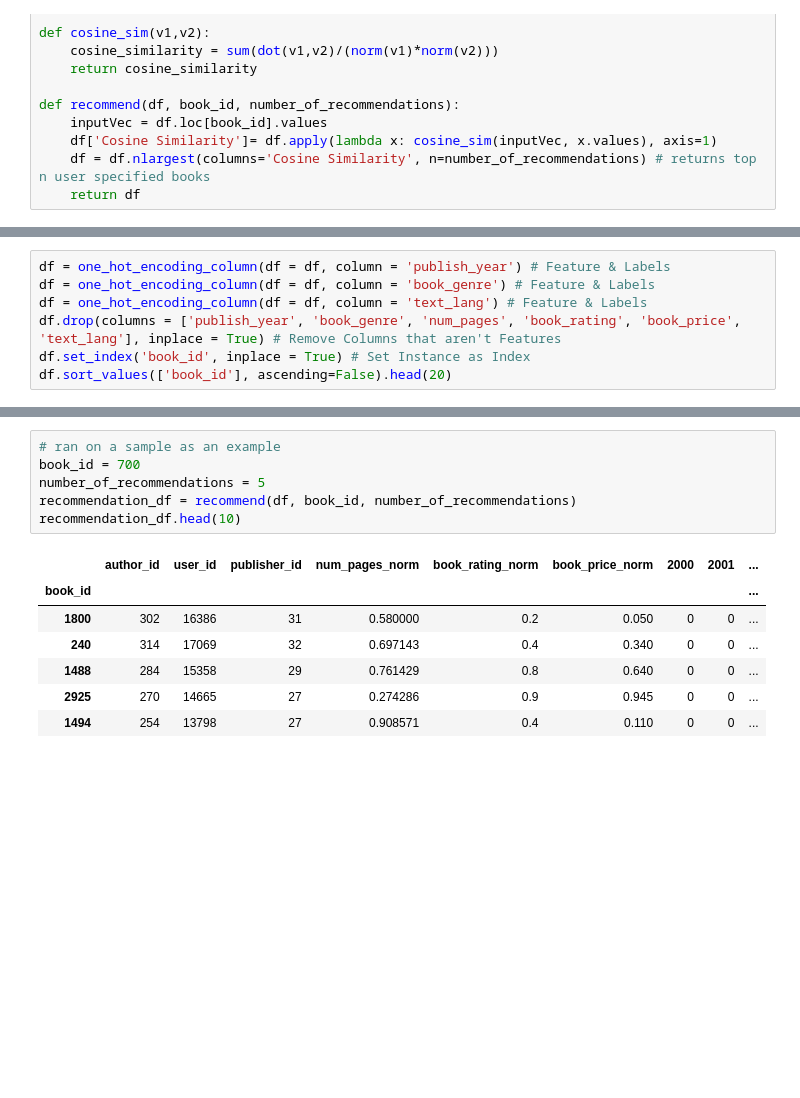
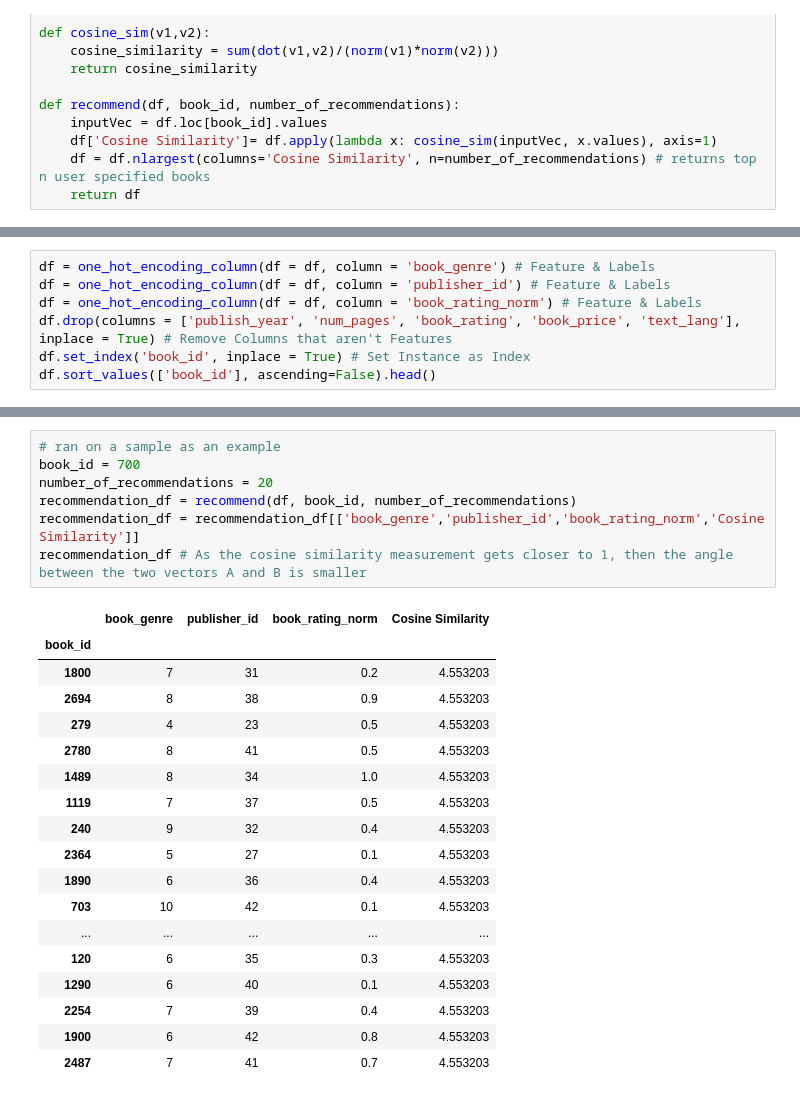
Before and after one commit to patrick-stephens-git/recommender-systems, a Jupyter notebook: content-based-filtering-recommender-system-(one-hot-encoding)/content-based-filtering-recommender-system-(one-hot-encoding).ipynb, the cells around one changed output, grey strips where cells are left out. Drawn from its saved outputs; the diff is of its cells as text; blank space fills up the shorter version.

```diff
--- a/content-based-filtering-recommender-system-(one-hot-encoding)/content-based-filtering-recommender-system-(one-hot-encoding).ipynb
+++ b/content-based-filtering-recommender-system-(one-hot-encoding)/content-based-filtering-recommender-system-(one-hot-encoding).ipynb
@@ -62,8 +62,8 @@ Dataset Shape: (100000, 13)
 # %%
-df = one_hot_encoding_column(df = df, column = 'publish_year') # Feature & Labels
 df = one_hot_encoding_column(df = df, column = 'book_genre') # Feature & Labels
-df = one_hot_encoding_column(df = df, column = 'text_lang') # Feature & Labels
-df.drop(columns = ['publish_year', 'book_genre', 'num_pages', 'book_rating', 'book_price', 'text_lang'], inplace = True) # Remove Columns that aren't Features
+df = one_hot_encoding_column(df = df, column = 'publisher_id') # Feature & Labels
+df = one_hot_encoding_column(df = df, column = 'book_rating_norm') # Feature & Labels
+df.drop(columns = ['publish_year', 'num_pages', 'book_rating', 'book_price', 'text_lang'], inplace = True) # Remove Columns that aren't Features
 df.set_index('book_id', inplace = True) # Set Instance as Index
-df.sort_values(['book_id'], ascending=False).head(20)
+df.sort_values(['book_id'], ascending=False).head()
 # %% [output]
@@ -116,17 +129,29 @@ recommendation_df.head(10)
 # %%
 # ran on a sample as an example
 book_id = 700
-number_of_recommendations = 5
+number_of_recommendations = 20
 recommendation_df = recommend(df, book_id, number_of_recommendations)
-recommendation_df.head(10)
+recommendation_df = recommendation_df[['book_genre','publisher_id','book_rating_norm','Cosine Similarity']]
+recommendation_df # As the cosine similarity measurement gets closer to 1, then the angle between the two vectors A and B is smaller
 # %% [output]
-|  | author_id | user_id | publisher_id | num_pages_norm | book_rating_norm | book_price_norm | 2000 | 2001 | ... |
-| book_id |  |  |  |  |  |  |  |  | ... |
-| 1800 | 302 | 16386 | 31 | 0.580000 | 0.2 | 0.050 | 0 | 0 | ... |
-| 240 | 314 | 17069 | 32 | 0.697143 | 0.4 | 0.340 | 0 | 0 | ... |
-| 1488 | 284 | 15358 | 29 | 0.761429 | 0.8 | 0.640 | 0 | 0 | ... |
-| 2925 | 270 | 14665 | 27 | 0.274286 | 0.9 | 0.945 | 0 | 0 | ... |
-| 1494 | 254 | 13798 | 27 | 0.908571 | 0.4 | 0.110 | 0 | 0 | ... |
+|  | book_genre | publisher_id | book_rating_norm | Cosine Similarity |
+| book_id |  |  |  |  |
+| 1800 | 7 | 31 | 0.2 | 4.553203 |
+| 2694 | 8 | 38 | 0.9 | 4.553203 |
+| 279 | 4 | 23 | 0.5 | 4.553203 |
+| 2780 | 8 | 41 | 0.5 | 4.553203 |
+| 1489 | 8 | 34 | 1.0 | 4.553203 |
+| 1119 | 7 | 37 | 0.5 | 4.553203 |
+| 240 | 9 | 32 | 0.4 | 4.553203 |
+| 2364 | 5 | 27 | 0.1 | 4.553203 |
+| 1890 | 6 | 36 | 0.4 | 4.553203 |
+| 703 | 10 | 42 | 0.1 | 4.553203 |
+| ... | ... | ... | ... | ... |
+| 120 | 6 | 35 | 0.3 | 4.553203 |
+| 1290 | 6 | 40 | 0.1 | 4.553203 |
+| 2254 | 7 | 39 | 0.4 | 4.553203 |
+| 1900 | 6 | 42 | 0.8 | 4.553203 |
+| 2487 | 7 | 41 | 0.7 | 4.553203 |
 # %%
 # ran on a sample as an example
 book_id = 302
```
Also changed, not shown: parts of 5 cells of this notebook, 2 other files.
